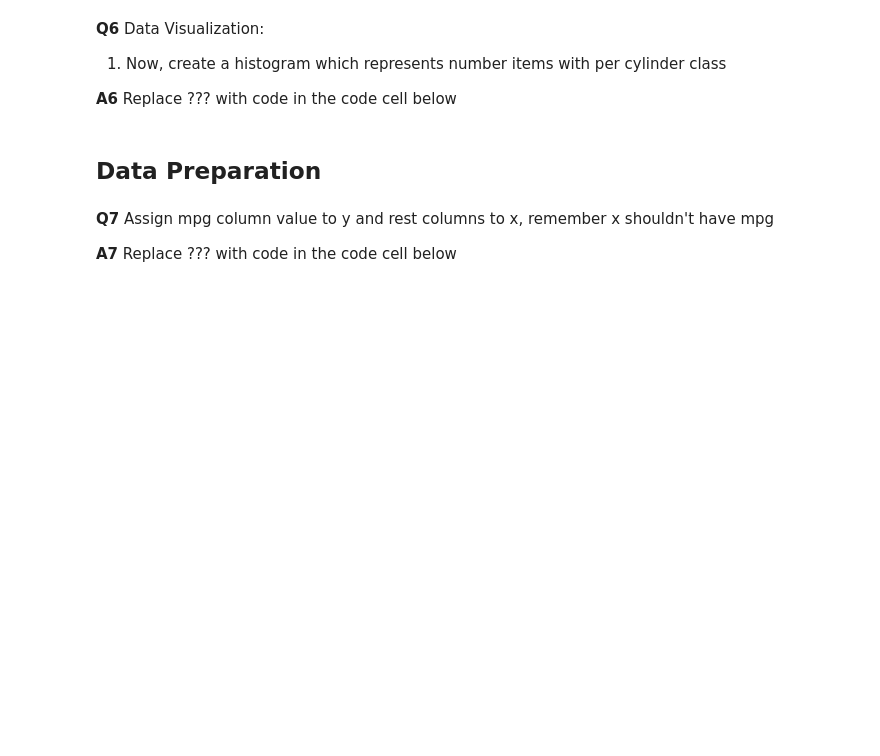
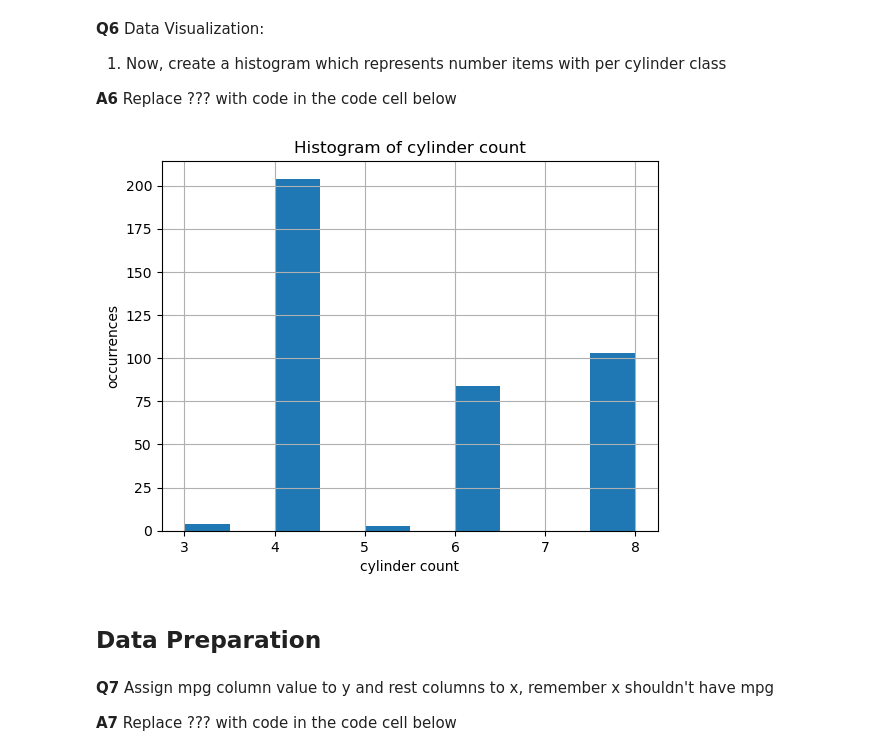
Before and after one commit to JohnManess/HW, a Jupyter notebook: HW2.ipynb, the cells around one changed output. Drawn from its saved outputs; the diff is of its cells as text; code cells hidden in the pictures; blank space fills up the shorter version.

```diff
--- a/HW2.ipynb
+++ b/HW2.ipynb
@@ -150,3 +232,13 @@ plt.show()
+# %%
+import matplotlib.pyplot as plt
+
+df.hist(column='cylinders')
+plt.title("Histogram of cylinder count")
+plt.xlabel('cylinder count')
+plt.ylabel('occurrences')
+plt.show()
+# %% [output]
+[figure, added]
 # %% [markdown]
 ## Data Preparation
 # %% [markdown]
```
Also changed, not shown: parts of 32 cells of this notebook, 1 other file.
